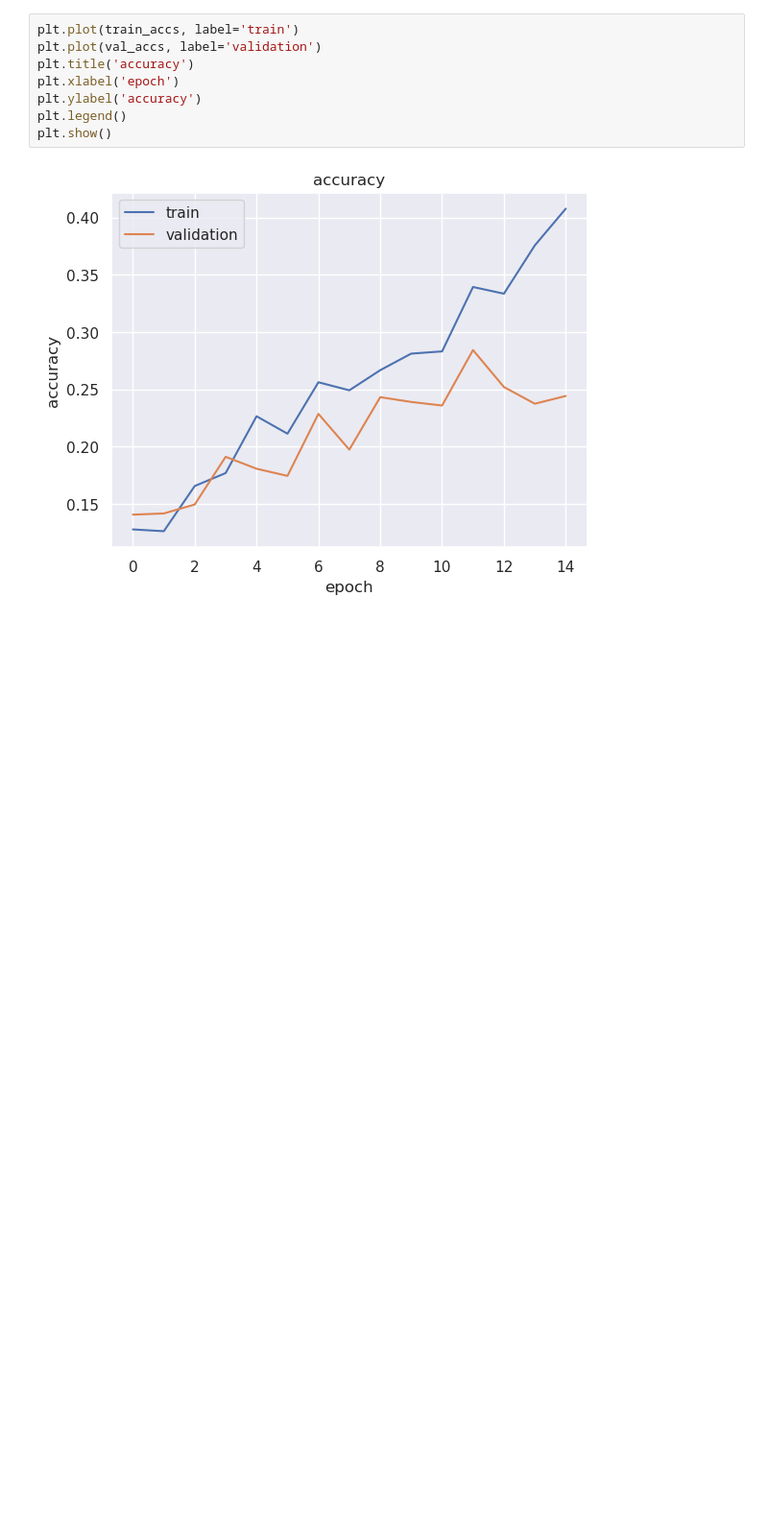
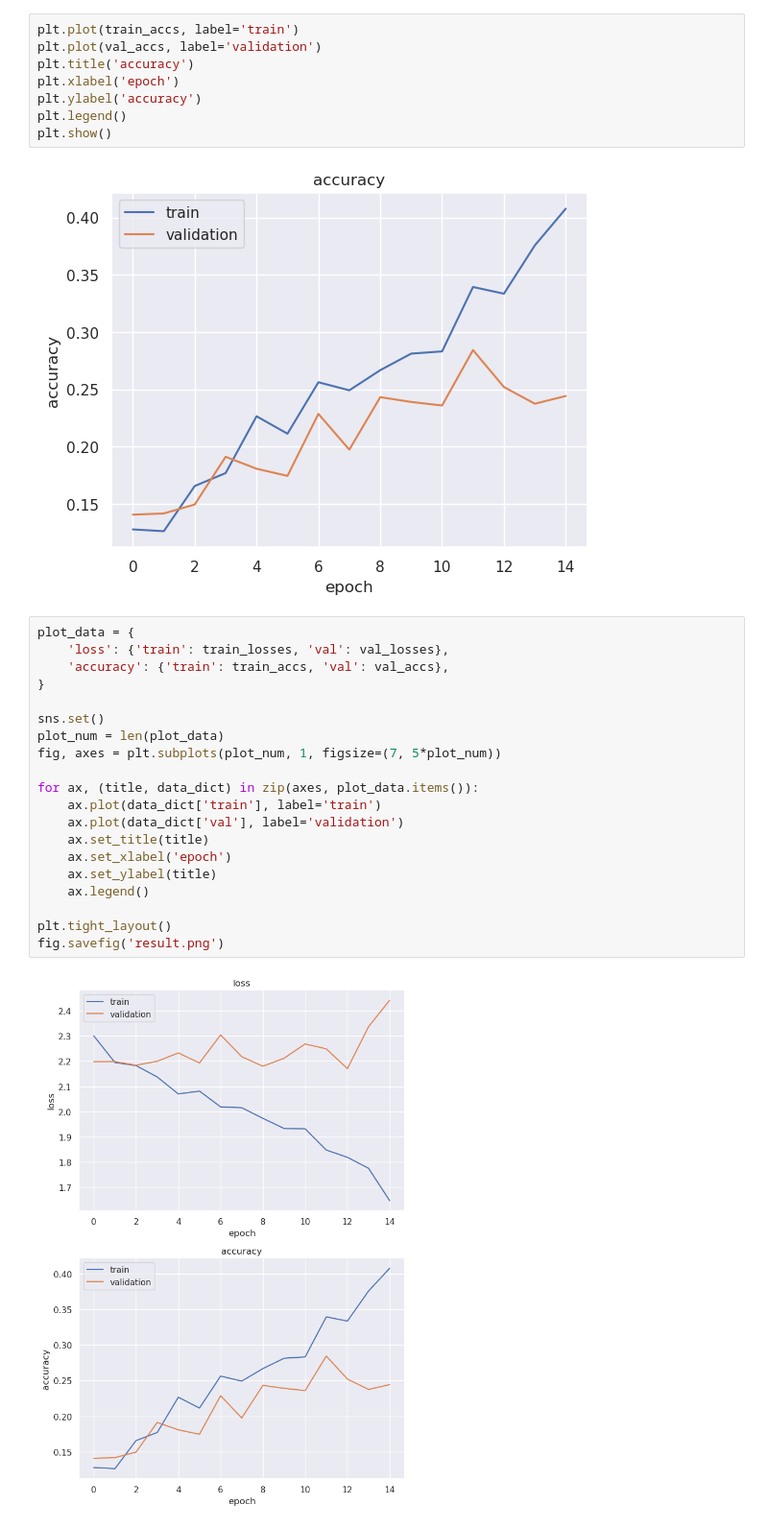
Before and after one commit to TonTech-GH/who_of_twice, a Jupyter notebook: project/classifier_poc.ipynb, the cells around one changed output. Shown: that part at 96% size. Saved outputs shown, nothing was run; the diff lists cells and outputs as text; blank space fills up the shorter version.

```diff
--- a/project/classifier_poc.ipynb
+++ b/project/classifier_poc.ipynb
@@ -258,3 +266,25 @@ plt.legend()
 plt.show()
 # %% [output]
 [figure]
+# %%
+plot_data = {
+    'loss': {'train': train_losses, 'val': val_losses},
+    'accuracy': {'train': train_accs, 'val': val_accs},
+}
+
+sns.set()
+plot_num = len(plot_data)
+fig, axes = plt.subplots(plot_num, 1, figsize=(7, 5*plot_num))
+
+for ax, (title, data_dict) in zip(axes, plot_data.items()):
+    ax.plot(data_dict['train'], label='train')
+    ax.plot(data_dict['val'], label='validation')
+    ax.set_title(title)
+    ax.set_xlabel('epoch')
+    ax.set_ylabel(title)
+    ax.legend()
+
+plt.tight_layout()
+fig.savefig('result.png')
+# %% [output]
+[figure, added]
```
Also changed, not shown: parts of 1 cell of this notebook, 10 other files.
